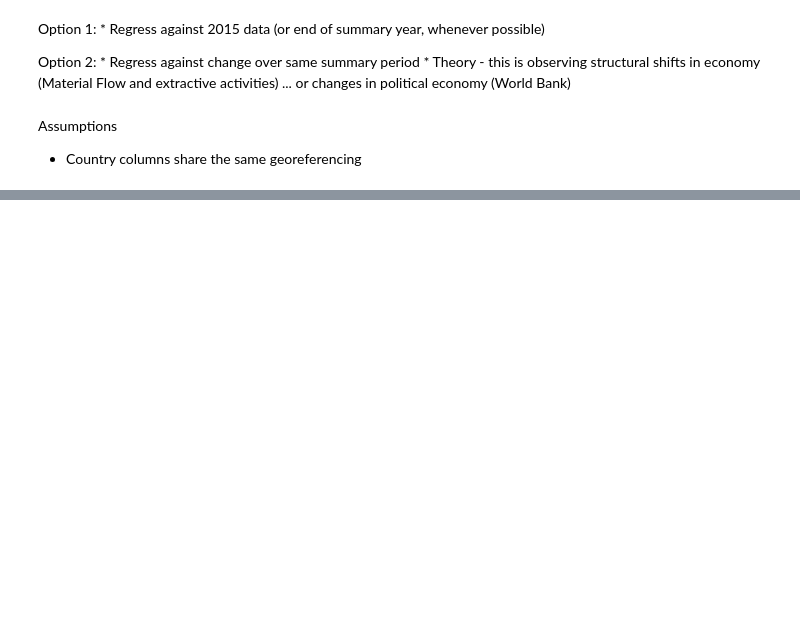
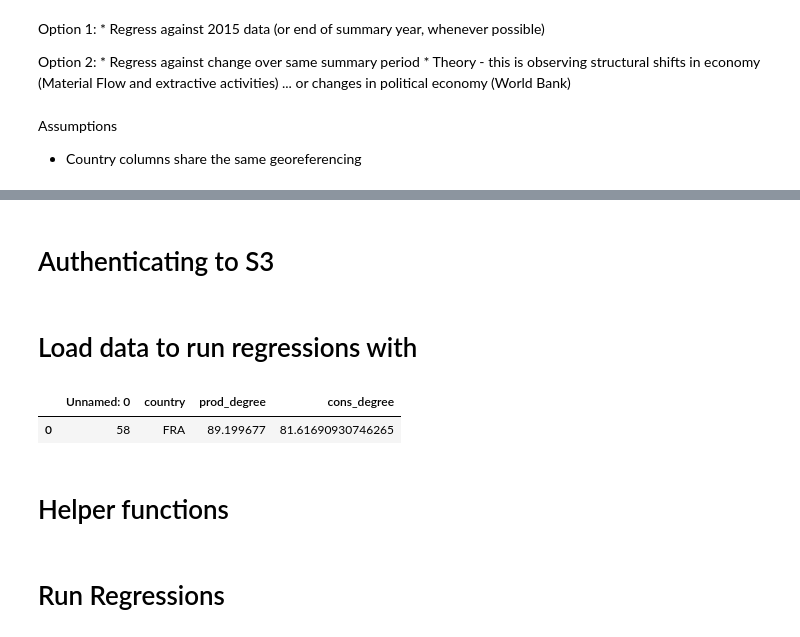
Before and after one commit to Alsa17tik/ResourceWatchCode, a Jupyter notebook: Notebooks for Exploring Specific Datasets/Comparing GHG GDP Compass of Divergence w Country Level Datasets.ipynb, the cells around one changed output, grey strips where cells are left out. Saved outputs shown, nothing was run; the diff lists cells and outputs as text; code cells hidden in the pictures; blank space fills up the shorter version.

Commit message:
updating data management tools

```diff
--- a/Notebooks for Exploring Specific Datasets/Comparing GHG GDP Compass of Divergence w Country Level Datasets.ipynb
+++ b/Notebooks for Exploring Specific Datasets/Comparing GHG GDP Compass of Divergence w Country Level Datasets.ipynb
@@ -11,0 +14,25 @@ Assumptions
+# %%
+import numpy as np
+import pandas as pd
+pd.options.display.max_columns = 200
+
+import requests as req
+import json
+import boto3
+import io
+
+import sys
+import logging
+import os
+logging.basicConfig(stream=sys.stderr, level=logging.INFO)
+import random
+
+from functools import reduce
+from sklearn import linear_model
+from sklearn import metrics
+from sklearn.model_selection import train_test_split
+
+import cartoframes
+
+import matplotlib.pyplot as plt
+%matplotlib inline
@@ -11,0 +47,2 @@ Assumptions
+# %% [markdown]
+# Authenticating to S3
@@ -11,0 +78,2 @@ Assumptions
+# %% [markdown]
+# Load data to run regressions with
@@ -12,3 +85,10 @@ Assumptions
+# %%
+datax.head(1)
+# %% [output]
+|  | Unnamed: 0 | country | prod_degree | cons_degree |
+| 0 | 58 | FRA | 89.199677 | 81.61690930746265 |
+# %% [markdown]
+# Helper functions
 # %%
 def extract_unique(df, col):
     return df[col].unique()
@@ -110,2 +211,4 @@ def pretty_print_results(data_tuple, df_prod_names, df_flow_names):
 
     return new_tuple
+# %% [markdown]
+# Run Regressions
```
Also changed, not shown: parts of 11 cells of this notebook.
